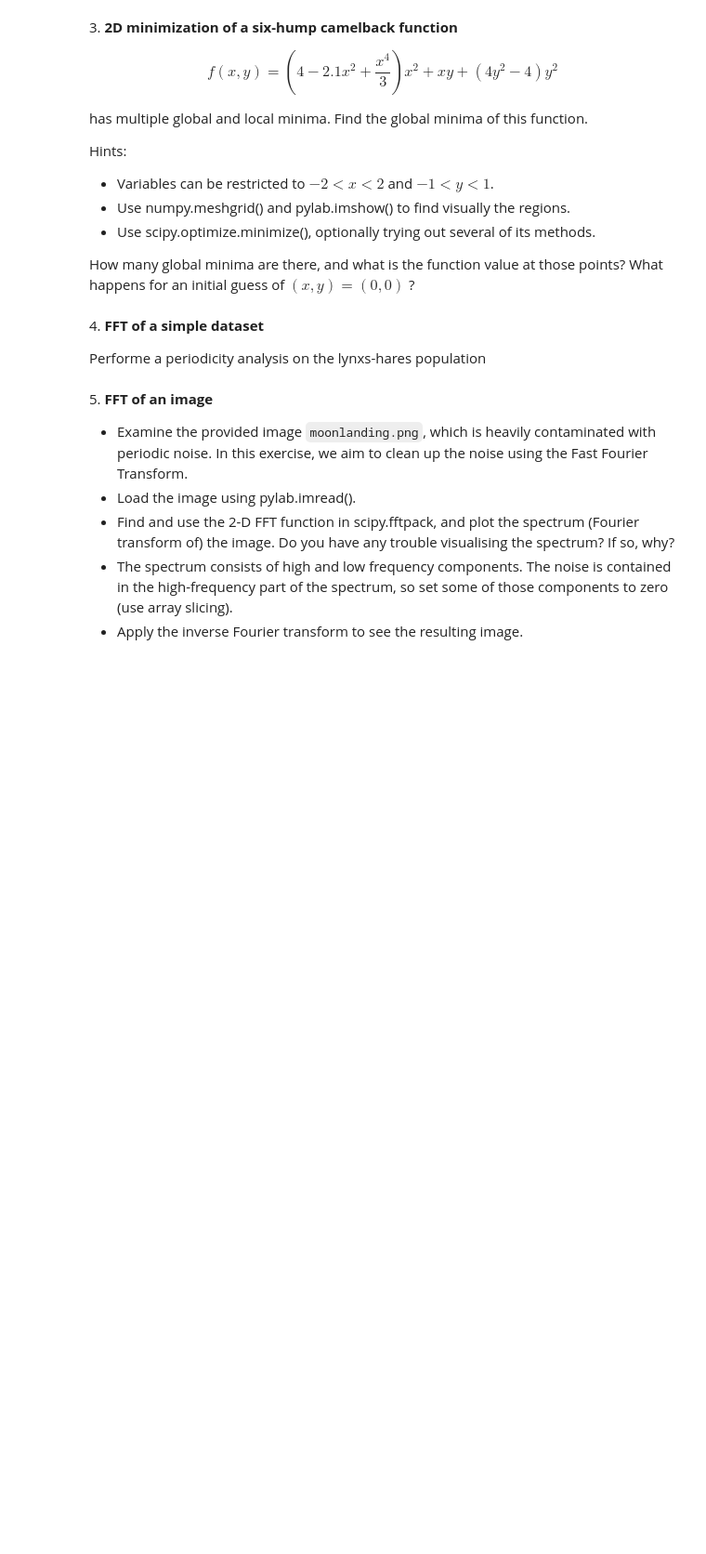
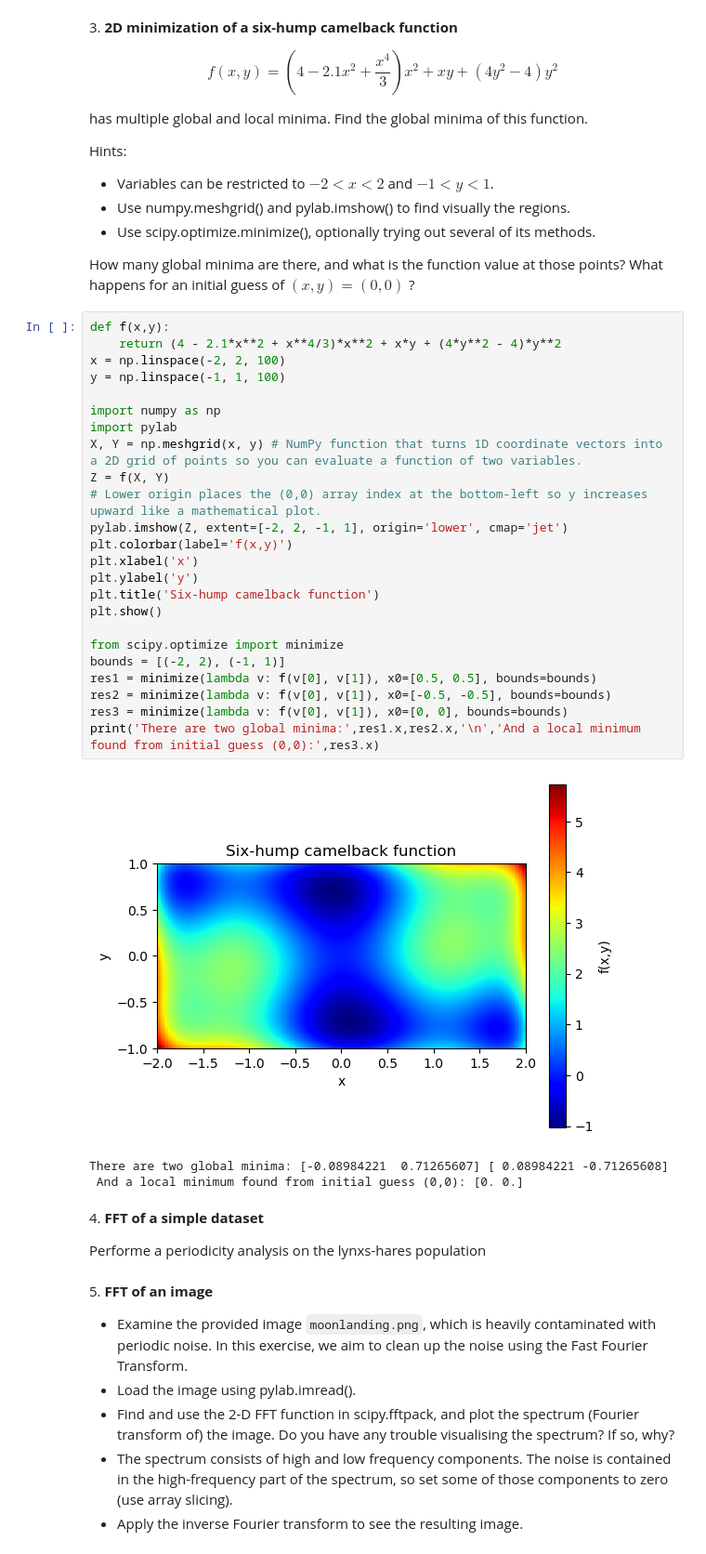
Before and after one commit to adrianorellanamontes/LaboratoryOfComputationalPhysics_Y8, a Jupyter notebook: 09ex_Algorithms.ipynb, the cells around one changed output. Shown at 93% size. Saved outputs shown, nothing was run; the diff lists cells and outputs as text; blank space fills up the shorter version.

```diff
--- a/09ex_Algorithms.ipynb
+++ b/09ex_Algorithms.ipynb
@@ -58,6 +117,34 @@ Hints:
 * Use scipy.optimize.minimize(), optionally trying out several of its methods.
 
 How many global minima are there, and what is the function value at those points? What happens for an initial guess of $(x, y) = (0, 0)$ ?
+# %%
+def f(x,y):
+    return (4 - 2.1*x**2 + x**4/3)*x**2 + x*y + (4*y**2 - 4)*y**2
+x = np.linspace(-2, 2, 100)
+y = np.linspace(-1, 1, 100)
+
+import numpy as np
+import pylab
+X, Y = np.meshgrid(x, y) # NumPy function that turns 1D coordinate vectors into a 2D grid of points so you can evaluate a function of two variables.
+Z = f(X, Y)
+# Lower origin places the (0,0) array index at the bottom-left so y increases upward like a mathematical plot.
+pylab.imshow(Z, extent=[-2, 2, -1, 1], origin='lower', cmap='jet')
+plt.colorbar(label='f(x,y)')
+plt.xlabel('x')
+plt.ylabel('y')
+plt.title('Six-hump camelback function')
+plt.show()
+
+from scipy.optimize import minimize
+bounds = [(-2, 2), (-1, 1)]
+res1 = minimize(lambda v: f(v[0], v[1]), x0=[0.5, 0.5], bounds=bounds)
+res2 = minimize(lambda v: f(v[0], v[1]), x0=[-0.5, -0.5], bounds=bounds)
+res3 = minimize(lambda v: f(v[0], v[1]), x0=[0, 0], bounds=bounds)
+print('There are two global minima:',res1.x,res2.x,'\n','And a local minimum found from initial guess (0,0):',res3.x)
+# %% [output]
+[figure, added]
+There are two global minima: [-0.08984221  0.71265607] [ 0.08984221 -0.71265608]
+ And a local minimum found from initial guess (0,0): [0. 0.]
 # %% [markdown]
 4\. **FFT of a simple dataset**
 
```
Also changed, not shown: parts of 2 cells of this notebook, 1 other file.
